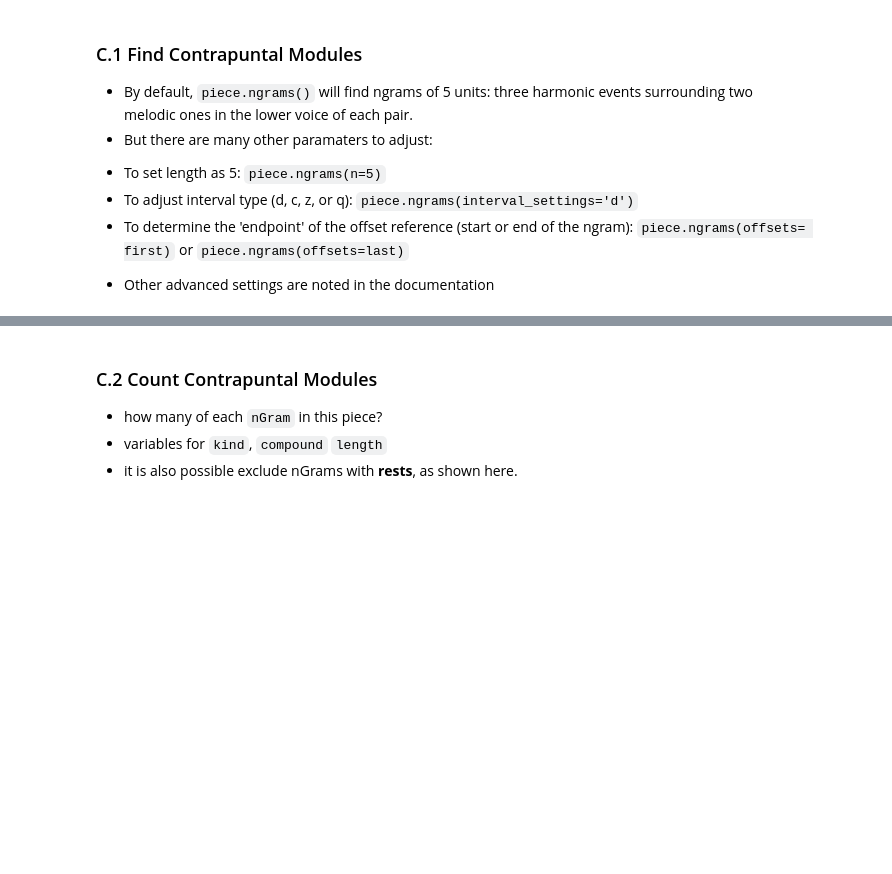
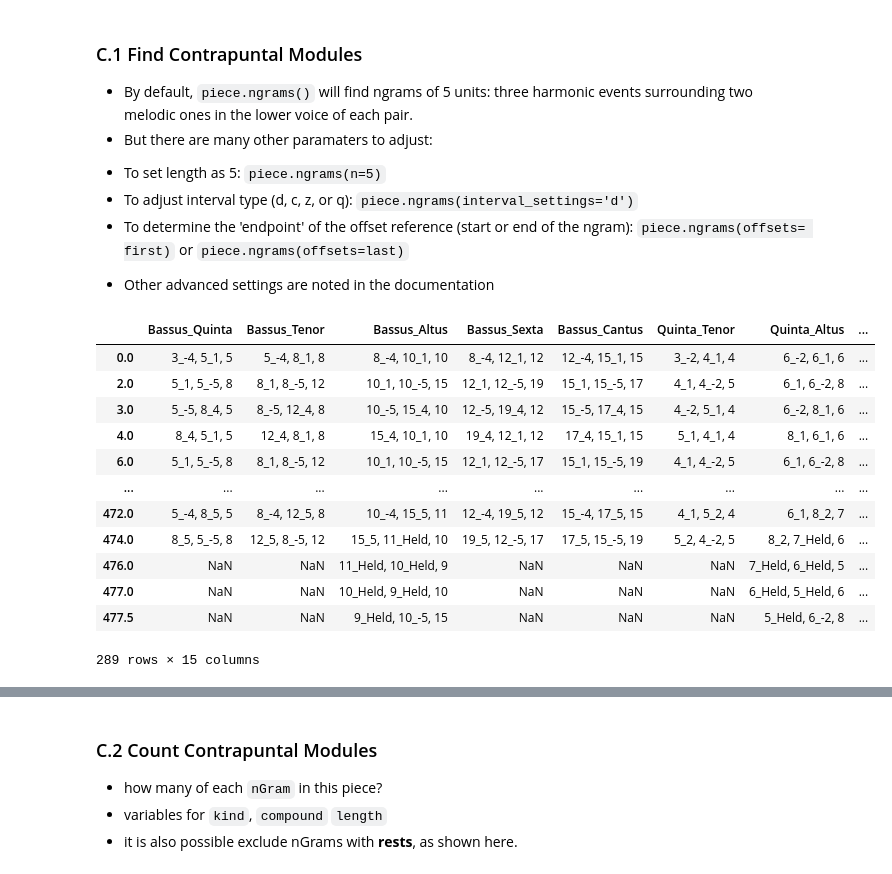
Before and after one commit to RichardFreedman/CRIM_JHUB, a Jupyter notebook: CRIM_03_Modules.ipynb, the cells around one changed output, grey strips where cells are left out. Drawn from its saved outputs; the diff is of its cells as text; code cells hidden in the pictures; blank space fills up the shorter version.

```diff
--- a/CRIM_03_Modules.ipynb
+++ b/CRIM_03_Modules.ipynb
@@ -104,3 +104,19 @@ Successfully imported https://crimproject.org/mei/CRIM_Model_0008.mei
 first)` or `piece.ngrams(offsets=last)`
 
 * Other advanced settings are noted in the documentation
+# %%
+piece.ngrams()
+# %% [output]
+|  | Bassus_Quinta | Bassus_Tenor | Bassus_Altus | Bassus_Sexta | Bassus_Cantus | Quinta_Tenor | Quinta_Altus | ... |
+| 0.0 | 3_-4, 5_1, 5 | 5_-4, 8_1, 8 | 8_-4, 10_1, 10 | 8_-4, 12_1, 12 | 12_-4, 15_1, 15 | 3_-2, 4_1, 4 | 6_-2, 6_1, 6 | ... |
+| 2.0 | 5_1, 5_-5, 8 | 8_1, 8_-5, 12 | 10_1, 10_-5, 15 | 12_1, 12_-5, 19 | 15_1, 15_-5, 17 | 4_1, 4_-2, 5 | 6_1, 6_-2, 8 | ... |
+| 3.0 | 5_-5, 8_4, 5 | 8_-5, 12_4, 8 | 10_-5, 15_4, 10 | 12_-5, 19_4, 12 | 15_-5, 17_4, 15 | 4_-2, 5_1, 4 | 6_-2, 8_1, 6 | ... |
+| 4.0 | 8_4, 5_1, 5 | 12_4, 8_1, 8 | 15_4, 10_1, 10 | 19_4, 12_1, 12 | 17_4, 15_1, 15 | 5_1, 4_1, 4 | 8_1, 6_1, 6 | ... |
+| 6.0 | 5_1, 5_-5, 8 | 8_1, 8_-5, 12 | 10_1, 10_-5, 15 | 12_1, 12_-5, 17 | 15_1, 15_-5, 19 | 4_1, 4_-2, 5 | 6_1, 6_-2, 8 | ... |
+| ... | ... | ... | ... | ... | ... | ... | ... | ... |
+| 472.0 | 5_-4, 8_5, 5 | 8_-4, 12_5, 8 | 10_-4, 15_5, 11 | 12_-4, 19_5, 12 | 15_-4, 17_5, 15 | 4_1, 5_2, 4 | 6_1, 8_2, 7 | ... |
+| 474.0 | 8_5, 5_-5, 8 | 12_5, 8_-5, 12 | 15_5, 11_Held, 10 | 19_5, 12_-5, 17 | 17_5, 15_-5, 19 | 5_2, 4_-2, 5 | 8_2, 7_Held, 6 | ... |
+| 476.0 | NaN | NaN | 11_Held, 10_Held, 9 | NaN | NaN | NaN | 7_Held, 6_Held, 5 | ... |
+| 477.0 | NaN | NaN | 10_Held, 9_Held, 10 | NaN | NaN | NaN | 6_Held, 5_Held, 6 | ... |
+| 477.5 | NaN | NaN | 9_Held, 10_-5, 15 | NaN | NaN | NaN | 5_Held, 6_-2, 8 | ... |
+289 rows × 15 columns
```
Also changed, not shown: parts of 5 cells of this notebook, 8 other files.
